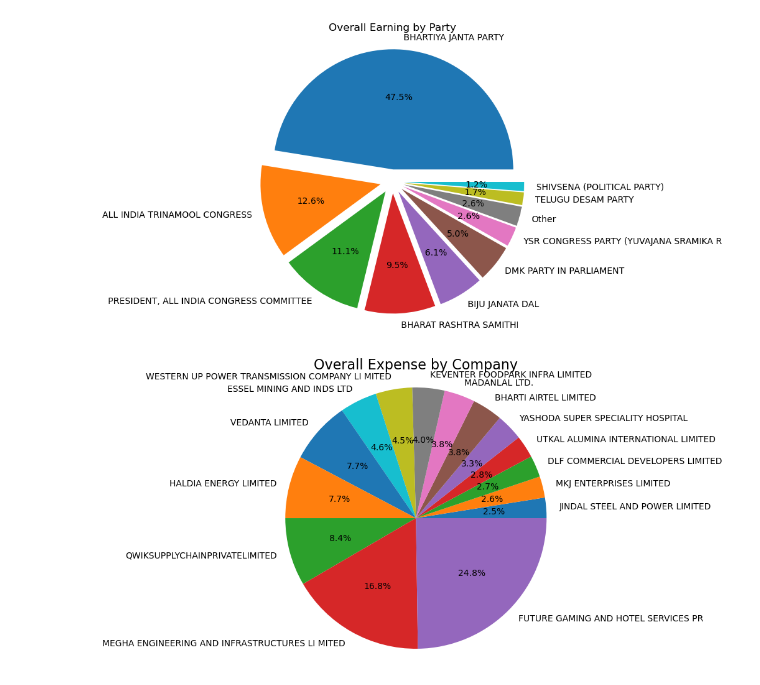
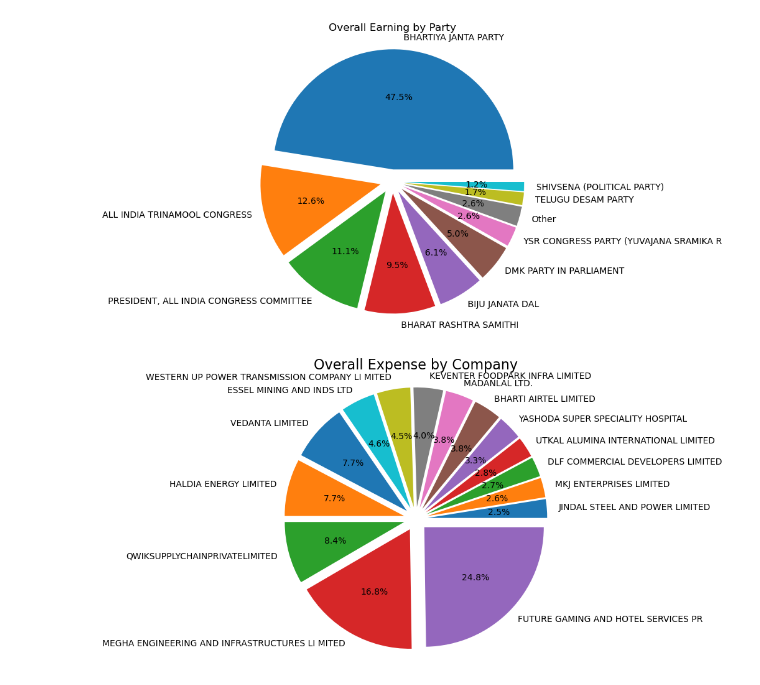
Before and after one commit to muntazir99/Electoral_Bond, a Jupyter notebook: bond_main.ipynb, the cells around one changed output. Drawn from its saved outputs; the diff is of its cells as text; code cells hidden in the pictures.

```diff
--- a/bond_main.ipynb
+++ b/bond_main.ipynb
@@ -302,11 +302,11 @@ sorted_companies = [filtered_companies[i] for i in sorted_indice]
 sorted_donation = [filtered_donation[i] for i in sorted_indice]
 # %%
 plt.figure(figsize=(10, 6))
-plt.pie(sorted_donation, labels=sorted_companies, autopct='%1.1f%%')
+plt.pie(sorted_donation, labels=sorted_companies, autopct='%1.1f%%',explode=(0.1,0.1,0.1,0.1,0.1,0.1,0.1,0.1,0.1,0.1,0.1,0.1,0.1,0.1,0.1))
 
 plt.title('Overall Expense by Company',fontsize=16)
 plt.axis('equal')
 
 plt.show()
 # %% [output]
-[figure, old version]
+[figure, new version]
```
